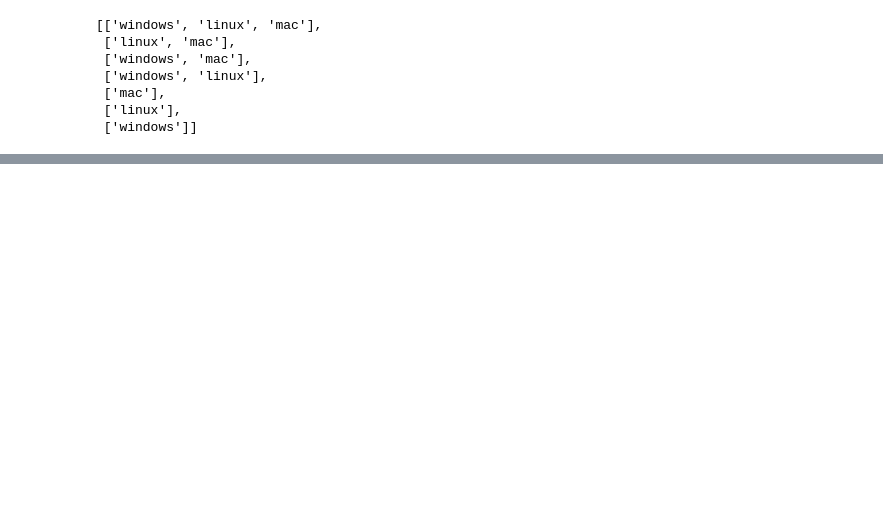
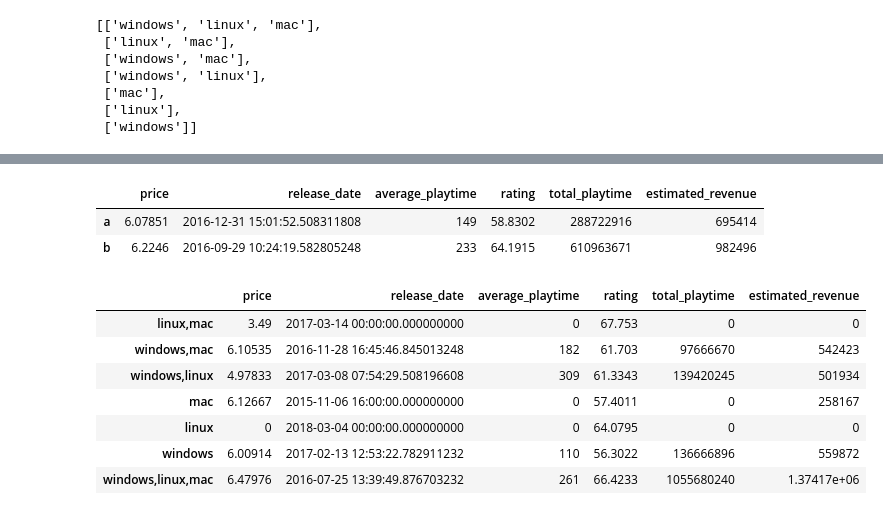
Before and after one commit to Emanum/TU_Visual_Data_Science, a Jupyter notebook: lab2/Steam-Analysis.ipynb, the cells around one changed output, grey strips where cells are left out. Drawn from its saved outputs; the diff is of its cells as text; code cells hidden in the pictures; blank space fills up the shorter version.

```diff
--- a/lab2/Steam-Analysis.ipynb
+++ b/lab2/Steam-Analysis.ipynb
@@ -710,0 +724,40 @@ o
+# %%
+avgColumns = ['price','release_date','average_playtime','rating','total_playtime','estimated_revenue']
+linuxMacResult = multipleFilter(pDF,[
+    lambda row: orFilter(row,'platforms',['linux','mac'])
+])[avgColumns].mean(numeric_only=False)
+
+windowsResult = multipleFilter(pDF,[
+    lambda row: orFilter(row,'platforms',['windows'])
+])[avgColumns].mean(numeric_only=False)
+
+windowsResult.to_frame(name='windowsResult').transpose()
+
+#[windowsResult,linuxMacResult].to_frame(name='windowsResult').transpose()
+pd.concat([windowsResult,linuxMacResult], axis=1,keys=['a','b']).transpose()
+# %% [output]
+|  | price | release_date | average_playtime | rating | total_playtime | estimated_revenue |
+| a | 6.07851 | 2016-12-31 15:01:52.508311808 | 149 | 58.8302 | 288722916 | 695414 |
+| b | 6.2246 | 2016-09-29 10:24:19.582805248 | 233 | 64.1915 | 610963671 | 982496 |
+# %%
+avgColumns = ['price','release_date','average_playtime','rating','total_playtime','estimated_revenue']
+
+series = []
+names = []
+for combination in getAllCombinations(['windows','linux','mac']):
+    names.insert(len(names)-1,','.join(combination))
+    series.insert(len(series)-1,
+                  multipleFilter(pDF,[
+                      lambda row: equalsFilter(row,'platforms',combination)
+                  ])[avgColumns].mean(numeric_only=False))
+
+pd.concat(series, axis=1,keys=names).transpose()
+# %% [output]
+|  | price | release_date | average_playtime | rating | total_playtime | estimated_revenue |
+| linux,mac | 3.49 | 2017-03-14 00:00:00.000000000 | 0 | 67.753 | 0 | 0 |
+| windows,mac | 6.10535 | 2016-11-28 16:45:46.845013248 | 182 | 61.703 | 97666670 | 542423 |
+| windows,linux | 4.97833 | 2017-03-08 07:54:29.508196608 | 309 | 61.3343 | 139420245 | 501934 |
+| mac | 6.12667 | 2015-11-06 16:00:00.000000000 | 0 | 57.4011 | 0 | 258167 |
+| linux | 0 | 2018-03-04 00:00:00.000000000 | 0 | 64.0795 | 0 | 0 |
+| windows | 6.00914 | 2017-02-13 12:53:22.782911232 | 110 | 56.3022 | 136666896 | 559872 |
+| windows,linux,mac | 6.47976 | 2016-07-25 13:39:49.876703232 | 261 | 66.4233 | 1055680240 | 1.37417e+06 |
```
Also changed, not shown: parts of 5 cells of this notebook.
